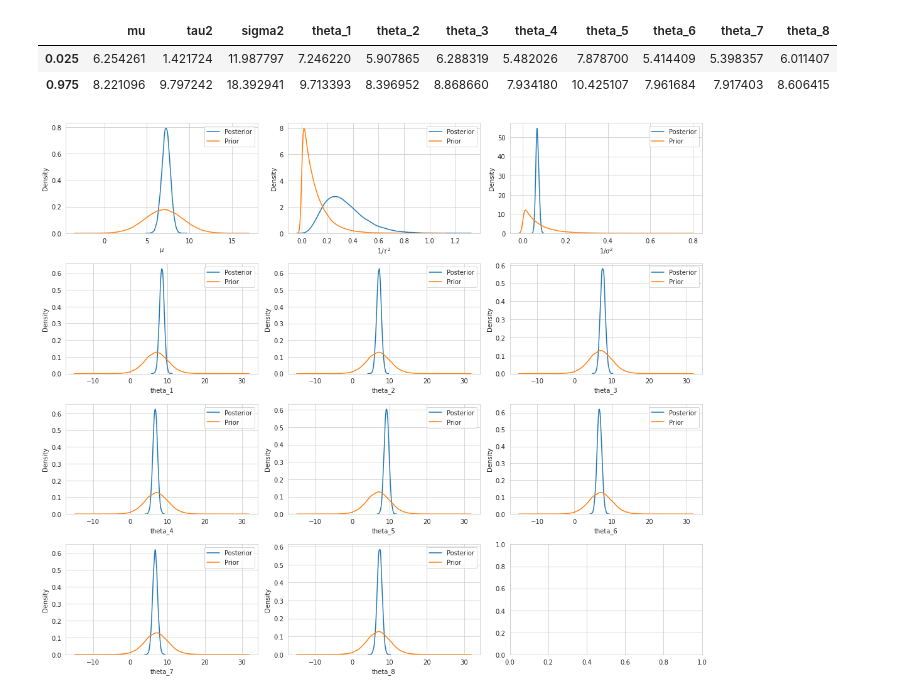
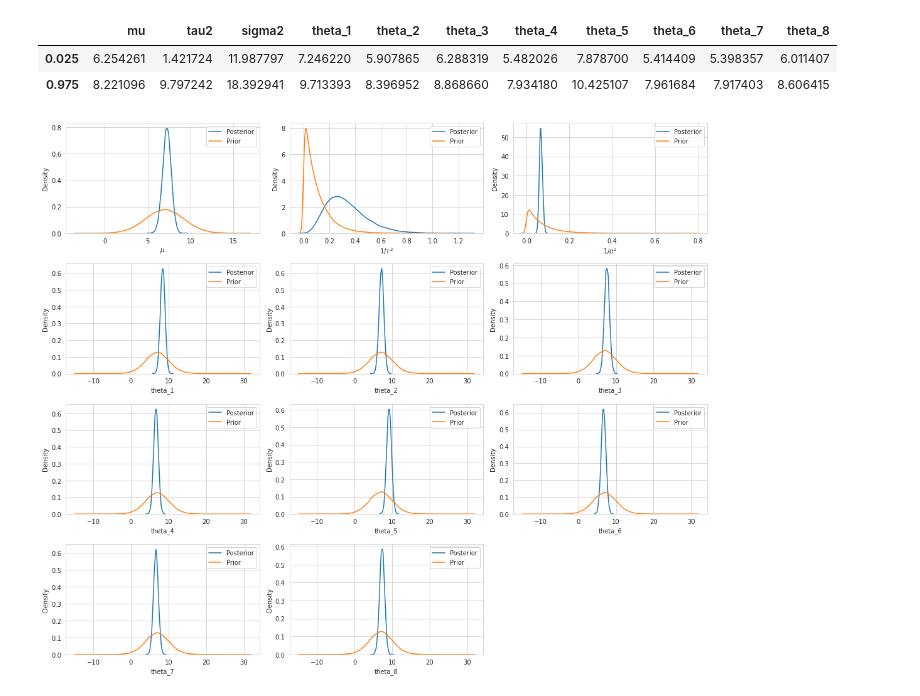
Before and after one commit to WHITSNAK/sta_602, a Jupyter notebook: hw11/hw11 8.3.ipynb, the cells around one changed output. Drawn from its saved outputs; the diff is of its cells as text; code cells hidden in the pictures.

```diff
--- a/hw11/hw11 8.3.ipynb
+++ b/hw11/hw11 8.3.ipynb
@@ -160,31 +160,33 @@ ax[0,0].set_xlabel("$\\mu$")
 
 sns.kdeplot(1/s.tau2, label='Posterior', ax=ax[0,1])
 sns.kdeplot(NomrlaPrec(2, 10).sample_prior(size=100000), label='Prior', ax=ax[0,1])
 ax[0,1].legend()
 ax[0,1].set_xlabel("$1/\\tau^2$")
 
 sns.kdeplot(1/s.sigma2, label='Posterior', ax=ax[0,2])
 sns.kdeplot(NomrlaPrec(2, 15).sample_prior(size=100000), label='Prior', ax=ax[0,2])
 ax[0,2].legend()
 ax[0,2].set_xlabel("$1/\\sigma^2$")
 
 # theta prior baseline
 n_epoch = 10000
 np.random.seed(123)
 θ_prior = []
 for epoch in tqdm(range(n_epoch)):
     μ = μ_rv.sample_prior()[0]
     τ2 = 1/λ_rv.sample_prior()[0]
     θ_rv = NormalMean(μ, np.sqrt(τ2))
     θ_prior.append(θ_rv.sample_prior()[0])
 
 for i, c in enumerate([col for col in s.columns if 'theta' in col]):
     ax_ij = ax[(i+3) // 3, (i+3) % 3]
     sns.kdeplot(s.loc[:, c], label='Posterior', ax=ax_ij)
     sns.kdeplot(θ_prior, label='Prior', ax=ax_ij)
     ax_ij.legend()
 
+fig.delaxes(ax[3, 2])
+
 fig.tight_layout()
 fig.show()
 # %% [output]
-[figure, old version]
+[figure, new version]
```
Also changed, not shown: 1 other file.
